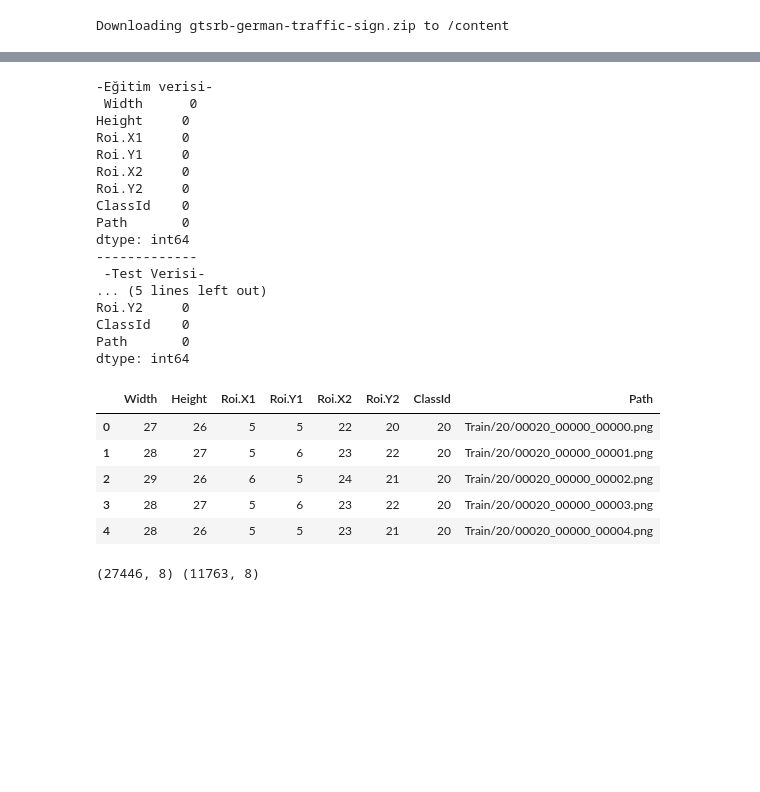
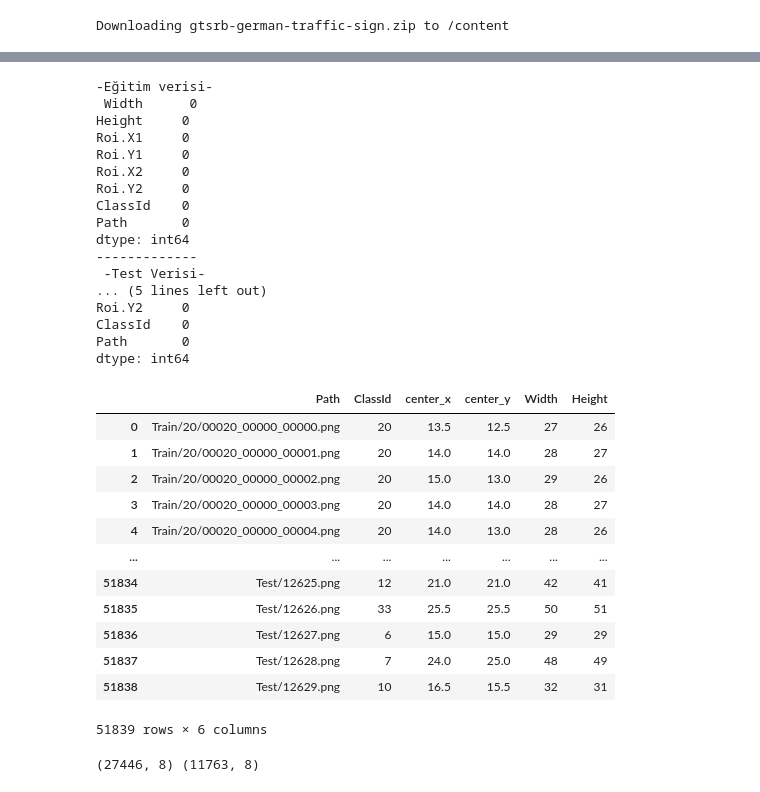
Before and after one commit to CagataySencan/TrafficSignRecognition, a Jupyter notebook: main.ipynb, the cells around one changed output, grey strips where cells are left out. Cells and saved outputs as stored; diff of their text form; code cells hidden in the pictures; blank space fills up the shorter version.

```diff
--- a/main.ipynb
+++ b/main.ipynb
@@ -130,40 +118,51 @@ print("-Eğitim verisi-\n",trainDatas.isnull().sum(),"\n-------------\n","-Test
 # Eksik veri bulunamadı
 
 # Uyumsuz veri kontrolü, .png ile bitmeyen bir görüntüye sahip olan satır verisetinden çıkarılacak
 for i in trainDatas['Path'] :
   if i.endswith('.png') == False :
     trainDatas.drop(i.index)
     print(i,". satır siliniyor")
 
 for i in testDatas['Path'] :
   if i.endswith('.png') == False:
     testDatas.drop(i.index)
     print(i,". satır siliniyor")
-allData.head()
+allData['center_x'] = (allData['Roi.X1'] + allData['Roi.X2']) / 2
+allData['center_y'] = (allData['Roi.Y1'] + allData['Roi.Y2']) / 2
+
+allData = allData[['Path','ClassId','center_x','center_y','Width','Height']]
+allData
 # %% [output]
 -Eğitim verisi-
  Width      0
 Height     0
 Roi.X1     0
 Roi.Y1     0
 Roi.X2     0
 Roi.Y2     0
 ClassId    0
 Path       0
 dtype: int64
 -------------
  -Test Verisi-
 ... (5 lines left out)
 Roi.Y2     0
 ClassId    0
 Path       0
 dtype: int64
-|  | Width | Height | Roi.X1 | Roi.Y1 | Roi.X2 | Roi.Y2 | ClassId | Path |
-| 0 | 27 | 26 | 5 | 5 | 22 | 20 | 20 | Train/20/00020_00000_00000.png |
-| 1 | 28 | 27 | 5 | 6 | 23 | 22 | 20 | Train/20/00020_00000_00001.png |
-| 2 | 29 | 26 | 6 | 5 | 24 | 21 | 20 | Train/20/00020_00000_00002.png |
-| 3 | 28 | 27 | 5 | 6 | 23 | 22 | 20 | Train/20/00020_00000_00003.png |
-| 4 | 28 | 26 | 5 | 5 | 23 | 21 | 20 | Train/20/00020_00000_00004.png |
+|  | Path | ClassId | center_x | center_y | Width | Height |
+| 0 | Train/20/00020_00000_00000.png | 20 | 13.5 | 12.5 | 27 | 26 |
+| 1 | Train/20/00020_00000_00001.png | 20 | 14.0 | 14.0 | 28 | 27 |
+| 2 | Train/20/00020_00000_00002.png | 20 | 15.0 | 13.0 | 29 | 26 |
+| 3 | Train/20/00020_00000_00003.png | 20 | 14.0 | 14.0 | 28 | 27 |
+| 4 | Train/20/00020_00000_00004.png | 20 | 14.0 | 13.0 | 28 | 26 |
+| ... | ... | ... | ... | ... | ... | ... |
+| 51834 | Test/12625.png | 12 | 21.0 | 21.0 | 42 | 41 |
+| 51835 | Test/12626.png | 33 | 25.5 | 25.5 | 50 | 51 |
+| 51836 | Test/12627.png | 6 | 15.0 | 15.0 | 29 | 29 |
+| 51837 | Test/12628.png | 7 | 24.0 | 25.0 | 48 | 49 |
+| 51838 | Test/12629.png | 10 | 16.5 | 15.5 | 32 | 31 |
+51839 rows × 6 columns
 # %%
 # Eğitim verimizin validation ve eğitim kısmına bölünmesi
 X_Train, X_Validate = train_test_split(trainDatas,test_size=0.3,random_state=42)
```
Also changed, not shown: parts of 1 cell of this notebook.
